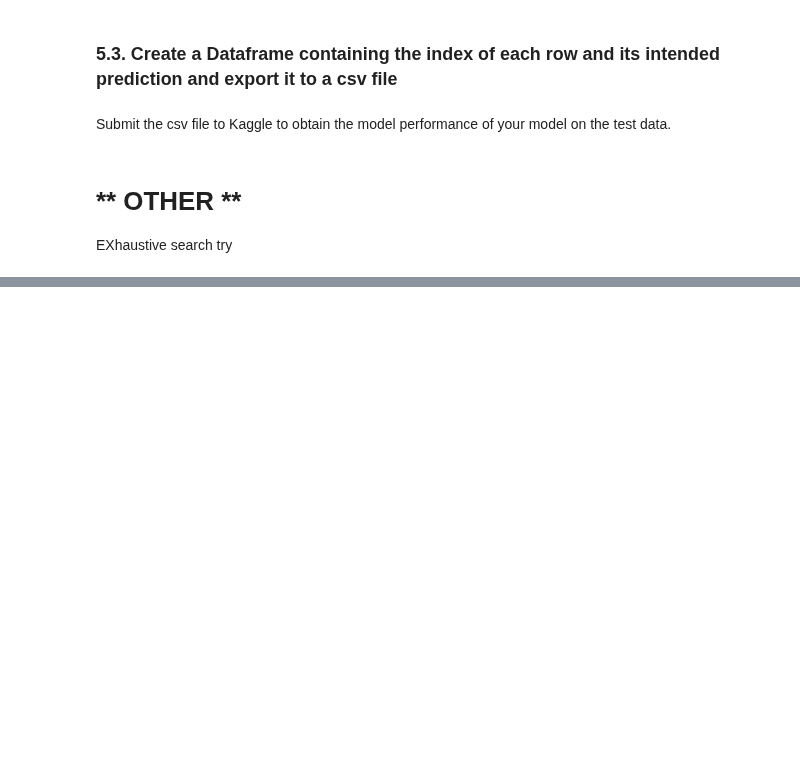
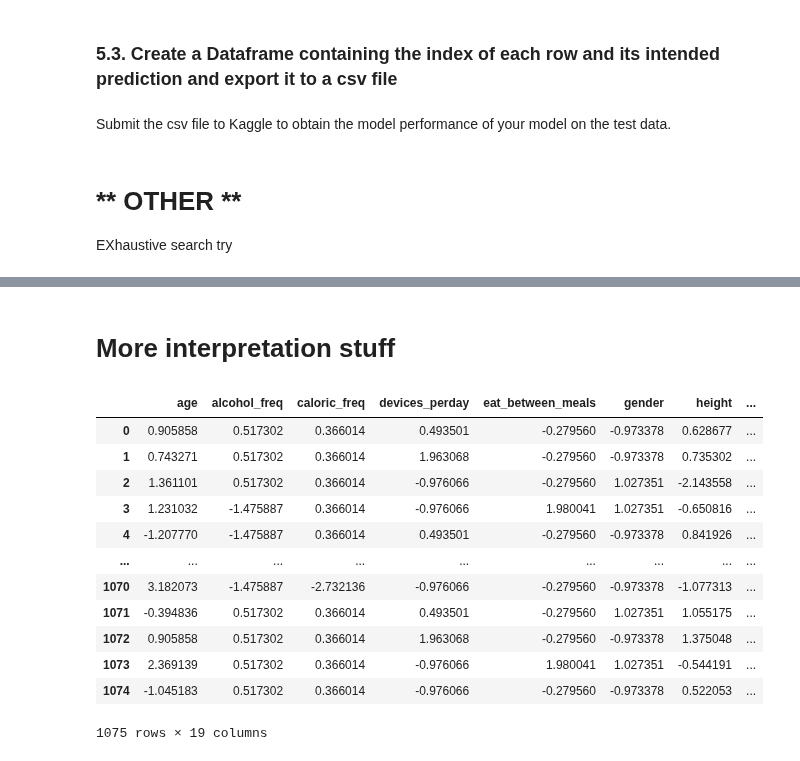
Before and after one commit to 0xMarc0s/IMS_ML_project, a Jupyter notebook: Project_Notebook_Template/Final working Pipeline.ipynb, the cells around one changed output, grey strips where cells are left out. Drawn from its saved outputs; the diff is of its cells as text; code cells hidden in the pictures; blank space fills up the shorter version.

```diff
--- a/Project_Notebook_Template/Final working Pipeline.ipynb
+++ b/Project_Notebook_Template/Final working Pipeline.ipynb
@@ -1017,0 +1149,2 @@ print("Best F1 macro score from feature selection:", efs.best_score_)
+# %% [markdown]
+# More interpretation stuff
@@ -1017,0 +1156,38 @@ print("Best F1 macro score from feature selection:", efs.best_score_)
+# %%
+X_train, X_test = knn_impute(X_train, X_test, numerical_columns)
+
+# Classify BMI based on age and BMI value
+X_train['bmi_class'] = X_train.apply(classify_bmi_comprehensive, axis=1)
+X_test['bmi_class'] = X_test.apply(classify_bmi_comprehensive, axis=1)
+
+# Impute missing values using Iterative impute
+X_train, X_test = iterative_impute(X_train, X_test)
+
+# Add life feature
+add_life_score(X_train)
+add_life_score(X_test)
+
+cols = X_train.columns
+# Initialize the scaler
+scaler = StandardScaler()
+
+# Fit the scaler on the training fold and transform both training and validation folds
+X_train = scaler.fit_transform(X_train)
+X_test = scaler.transform(X_test)
+# %%
+X_train = pd.DataFrame(X_train, columns=cols)
+X_test = pd.DataFrame(X_test, columns=cols)
+# %% [output]
+|  | age | alcohol_freq | caloric_freq | devices_perday | eat_between_meals | gender | height | ... |
+| 0 | 0.905858 | 0.517302 | 0.366014 | 0.493501 | -0.279560 | -0.973378 | 0.628677 | ... |
+| 1 | 0.743271 | 0.517302 | 0.366014 | 1.963068 | -0.279560 | -0.973378 | 0.735302 | ... |
+| 2 | 1.361101 | 0.517302 | 0.366014 | -0.976066 | -0.279560 | 1.027351 | -2.143558 | ... |
+| 3 | 1.231032 | -1.475887 | 0.366014 | -0.976066 | 1.980041 | 1.027351 | -0.650816 | ... |
+| 4 | -1.207770 | -1.475887 | 0.366014 | 0.493501 | -0.279560 | -0.973378 | 0.841926 | ... |
+| ... | ... | ... | ... | ... | ... | ... | ... | ... |
+| 1070 | 3.182073 | -1.475887 | -2.732136 | -0.976066 | -0.279560 | -0.973378 | -1.077313 | ... |
+| 1071 | -0.394836 | 0.517302 | 0.366014 | 0.493501 | -0.279560 | 1.027351 | 1.055175 | ... |
+| 1072 | 0.905858 | 0.517302 | 0.366014 | 1.963068 | -0.279560 | -0.973378 | 1.375048 | ... |
+| 1073 | 2.369139 | 0.517302 | 0.366014 | -0.976066 | 1.980041 | 1.027351 | -0.544191 | ... |
+| 1074 | -1.045183 | 0.517302 | 0.366014 | -0.976066 | -0.279560 | -0.973378 | 0.522053 | ... |
+1075 rows × 19 columns
```
Also changed, not shown: parts of 24 cells of this notebook, 4 other files.
